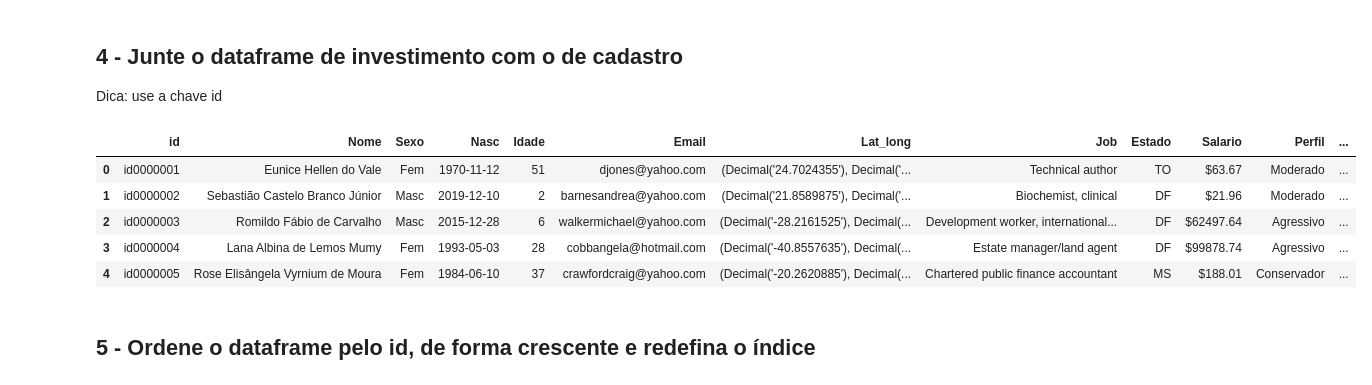
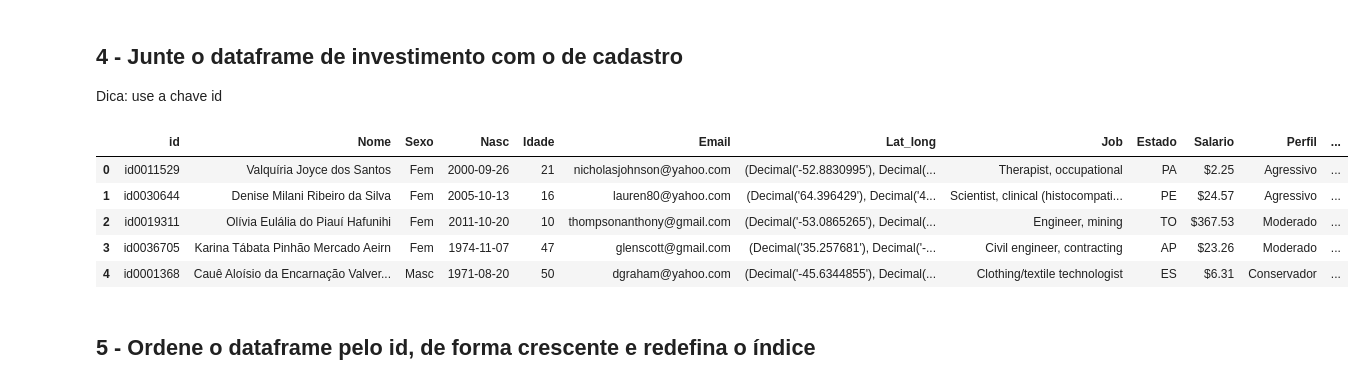
Before and after one commit to danilonozima/projeto-pandas, a Jupyter notebook: Proj_1_pandas_notebook.ipynb, the cells around one changed output. Cells and saved outputs as stored; diff of their text form; code cells hidden in the pictures.

```diff
--- a/Proj_1_pandas_notebook.ipynb
+++ b/Proj_1_pandas_notebook.ipynb
@@ -96,15 +96,16 @@ Linhas invest_nodup: 33456
 ## 4 - Junte o dataframe de investimento com o de cadastro
 Dica: use a chave id
 # %%
-df = pd.merge(cadastro, invest_nodup, how='left', on='id')
+# utilizando o Right join para excluir pessoal com cadastro mas não presentes na lista de investimentos
+df = pd.merge(cadastro, invest_nodup, how='right', on='id')
 df.head()
 # %% [output]
 |  | id | Nome | Sexo | Nasc | Idade | Email | Lat_long | Job | Estado | Salario | Perfil | ... |
-| 0 | id0000001 | Eunice Hellen do Vale | Fem | 1970-11-12 | 51 | djones@yahoo.com | (Decimal('24.7024355'), Decimal('... | Technical author | TO | $63.67 | Moderado | ... |
-| 1 | id0000002 | Sebastião Castelo Branco Júnior | Masc | 2019-12-10 | 2 | barnesandrea@yahoo.com | (Decimal('21.8589875'), Decimal('... | Biochemist, clinical | DF | $21.96 | Moderado | ... |
-| 2 | id0000003 | Romildo Fábio de Carvalho | Masc | 2015-12-28 | 6 | walkermichael@yahoo.com | (Decimal('-28.2161525'), Decimal(... | Development worker, international... | DF | $62497.64 | Agressivo | ... |
-| 3 | id0000004 | Lana Albina de Lemos Mumy | Fem | 1993-05-03 | 28 | cobbangela@hotmail.com | (Decimal('-40.8557635'), Decimal(... | Estate manager/land agent | DF | $99878.74 | Agressivo | ... |
-| 4 | id0000005 | Rose Elisângela Vyrnium de Moura | Fem | 1984-06-10 | 37 | crawfordcraig@yahoo.com | (Decimal('-20.2620885'), Decimal(... | Chartered public finance accountant | MS | $188.01 | Conservador | ... |
+| 0 | id0011529 | Valquíria Joyce dos Santos | Fem | 2000-09-26 | 21 | nicholasjohnson@yahoo.com | (Decimal('-52.8830995'), Decimal(... | Therapist, occupational | PA | $2.25 | Agressivo | ... |
+| 1 | id0030644 | Denise Milani Ribeiro da Silva | Fem | 2005-10-13 | 16 | lauren80@yahoo.com | (Decimal('64.396429'), Decimal('4... | Scientist, clinical (histocompati... | PE | $24.57 | Agressivo | ... |
+| 2 | id0019311 | Olívia Eulália do Piauí Hafunihi | Fem | 2011-10-20 | 10 | thompsonanthony@gmail.com | (Decimal('-53.0865265'), Decimal(... | Engineer, mining | TO | $367.53 | Moderado | ... |
+| 3 | id0036705 | Karina Tábata Pinhão Mercado Aeirn | Fem | 1974-11-07 | 47 | glenscott@gmail.com | (Decimal('35.257681'), Decimal('-... | Civil engineer, contracting | AP | $23.26 | Moderado | ... |
+| 4 | id0001368 | Cauê Aloísio da Encarnação Valver... | Masc | 1971-08-20 | 50 | dgraham@yahoo.com | (Decimal('-45.6344855'), Decimal(... | Clothing/textile technologist | ES | $6.31 | Conservador | ... |
 # %% [markdown]
 ## 5 - Ordene o dataframe pelo id, de forma crescente e redefina o índice
 # %%
```
Also changed, not shown: parts of 5 cells of this notebook.
